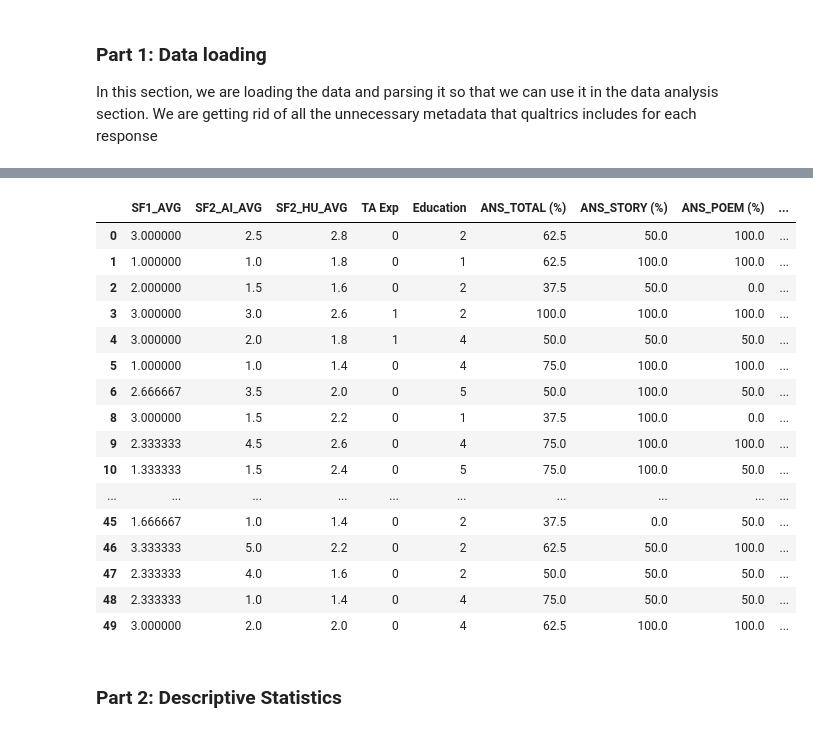
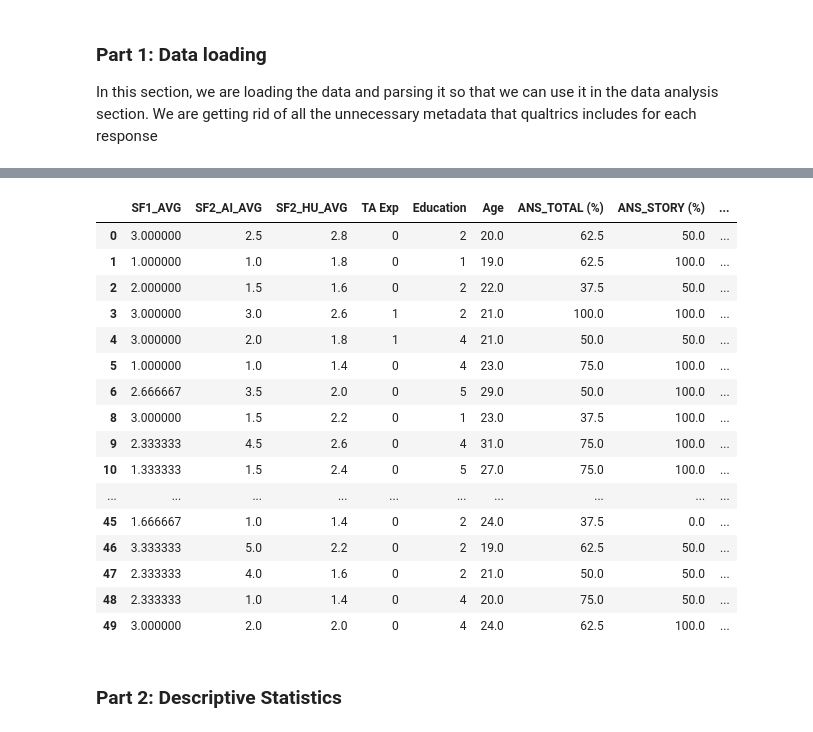
Before and after one commit to ZenithO-o/AI-Detection-Survey, a Jupyter notebook: data_analysis.ipynb, the cells around one changed output, grey strips where cells are left out. Saved outputs shown, nothing was run; the diff lists cells and outputs as text; code cells hidden in the pictures.

```diff
--- a/data_analysis.ipynb
+++ b/data_analysis.ipynb
@@ -143,49 +143,49 @@ Group 6 Questionnaire (Class)_December 5, 2023_11.34.tsv
 # %%
 # Aggregating scores for Source Familiarity
 df['SF1_AVG'] = df[sf1_cols].mean(axis=1)
 df['SF2_AI_AVG'] = df[sf2_cols[:2]].mean(axis=1)
 df['SF2_HU_AVG'] = df[sf2_cols[2:]].mean(axis=1)
 
 # Aggregating scores for passsages
 df['ANS_TOTAL'] = (df[passage_cols] == true_answers).sum(axis=1)
 df['ANS_STORY'] = (df[passage_cols[0:2]] == true_answers[0:2]).sum(axis=1)
 df['ANS_POEM'] = (df[passage_cols[2:4]] == true_answers[2:4]).sum(axis=1)
 df['ANS_NEWS'] = (df[passage_cols[4:6]] == true_answers[4:6]).sum(axis=1)
 df['ANS_WIKI'] = (df[passage_cols[6:8]] == true_answers[6:8]).sum(axis=1)
 
 # Expressing as percentages
 df['ANS_TOTAL (%)'] = (df['ANS_TOTAL'] / 8) * 100
 df['ANS_STORY (%)'] = (df['ANS_STORY'] / 2) * 100
 df['ANS_POEM (%)'] = (df['ANS_POEM'] / 2) * 100
 df['ANS_NEWS (%)'] = (df['ANS_NEWS'] / 2) * 100
 df['ANS_WIKI (%)'] = (df['ANS_WIKI'] / 2) * 100
 
-agg_sf_list = [df['SF1_AVG'], df['SF2_AI_AVG'], df['SF2_HU_AVG']]
+agg_sf_list = [df['SF1_AVG'], df['SF2_AI_AVG'], df['SF2_HU_AVG'], df['TA Exp'], df['Education'], df['Age']]
 answer_list = [df['ANS_TOTAL (%)'], df['ANS_STORY (%)'], df['ANS_POEM (%)'], df['ANS_NEWS (%)'], df['ANS_WIKI (%)']]
 
 answer_list_np = [df['ANS_TOTAL'], df['ANS_STORY'], df['ANS_POEM'], df['ANS_NEWS'], df['ANS_WIKI']]
 
-data_cols = ['SF1_AVG', 'SF2_AI_AVG', 'SF2_HU_AVG', 'TA Exp', 'Education', 'ANS_TOTAL (%)', 'ANS_STORY (%)', 'ANS_POEM (%)', 'ANS_NEWS (%)', 'ANS_WIKI (%)']
+data_cols = ['SF1_AVG', 'SF2_AI_AVG', 'SF2_HU_AVG', 'TA Exp', 'Education', 'Age', 'ANS_TOTAL (%)', 'ANS_STORY (%)', 'ANS_POEM (%)', 'ANS_NEWS (%)', 'ANS_WIKI (%)']
 
 df[data_cols]
 # %% [output]
-|  | SF1_AVG | SF2_AI_AVG | SF2_HU_AVG | TA Exp | Education | ANS_TOTAL (%) | ANS_STORY (%) | ANS_POEM (%) | ... |
-| 0 | 3.000000 | 2.5 | 2.8 | 0 | 2 | 62.5 | 50.0 | 100.0 | ... |
-| 1 | 1.000000 | 1.0 | 1.8 | 0 | 1 | 62.5 | 100.0 | 100.0 | ... |
-| 2 | 2.000000 | 1.5 | 1.6 | 0 | 2 | 37.5 | 50.0 | 0.0 | ... |
-| 3 | 3.000000 | 3.0 | 2.6 | 1 | 2 | 100.0 | 100.0 | 100.0 | ... |
-| 4 | 3.000000 | 2.0 | 1.8 | 1 | 4 | 50.0 | 50.0 | 50.0 | ... |
-| 5 | 1.000000 | 1.0 | 1.4 | 0 | 4 | 75.0 | 100.0 | 100.0 | ... |
-| 6 | 2.666667 | 3.5 | 2.0 | 0 | 5 | 50.0 | 100.0 | 50.0 | ... |
-| 8 | 3.000000 | 1.5 | 2.2 | 0 | 1 | 37.5 | 100.0 | 0.0 | ... |
-| 9 | 2.333333 | 4.5 | 2.6 | 0 | 4 | 75.0 | 100.0 | 100.0 | ... |
-| 10 | 1.333333 | 1.5 | 2.4 | 0 | 5 | 75.0 | 100.0 | 50.0 | ... |
+|  | SF1_AVG | SF2_AI_AVG | SF2_HU_AVG | TA Exp | Education | Age | ANS_TOTAL (%) | ANS_STORY (%) | ... |
+| 0 | 3.000000 | 2.5 | 2.8 | 0 | 2 | 20.0 | 62.5 | 50.0 | ... |
+| 1 | 1.000000 | 1.0 | 1.8 | 0 | 1 | 19.0 | 62.5 | 100.0 | ... |
+| 2 | 2.000000 | 1.5 | 1.6 | 0 | 2 | 22.0 | 37.5 | 50.0 | ... |
+| 3 | 3.000000 | 3.0 | 2.6 | 1 | 2 | 21.0 | 100.0 | 100.0 | ... |
+| 4 | 3.000000 | 2.0 | 1.8 | 1 | 4 | 21.0 | 50.0 | 50.0 | ... |
+| 5 | 1.000000 | 1.0 | 1.4 | 0 | 4 | 23.0 | 75.0 | 100.0 | ... |
+| 6 | 2.666667 | 3.5 | 2.0 | 0 | 5 | 29.0 | 50.0 | 100.0 | ... |
+| 8 | 3.000000 | 1.5 | 2.2 | 0 | 1 | 23.0 | 37.5 | 100.0 | ... |
+| 9 | 2.333333 | 4.5 | 2.6 | 0 | 4 | 31.0 | 75.0 | 100.0 | ... |
+| 10 | 1.333333 | 1.5 | 2.4 | 0 | 5 | 27.0 | 75.0 | 100.0 | ... |
 | ... | ... | ... | ... | ... | ... | ... | ... | ... | ... |
-| 45 | 1.666667 | 1.0 | 1.4 | 0 | 2 | 37.5 | 0.0 | 50.0 | ... |
-| 46 | 3.333333 | 5.0 | 2.2 | 0 | 2 | 62.5 | 50.0 | 100.0 | ... |
-| 47 | 2.333333 | 4.0 | 1.6 | 0 | 2 | 50.0 | 50.0 | 50.0 | ... |
-| 48 | 2.333333 | 1.0 | 1.4 | 0 | 4 | 75.0 | 50.0 | 50.0 | ... |
-| 49 | 3.000000 | 2.0 | 2.0 | 0 | 4 | 62.5 | 100.0 | 100.0 | ... |
+| 45 | 1.666667 | 1.0 | 1.4 | 0 | 2 | 24.0 | 37.5 | 0.0 | ... |
+| 46 | 3.333333 | 5.0 | 2.2 | 0 | 2 | 19.0 | 62.5 | 50.0 | ... |
+| 47 | 2.333333 | 4.0 | 1.6 | 0 | 2 | 21.0 | 50.0 | 50.0 | ... |
+| 48 | 2.333333 | 1.0 | 1.4 | 0 | 4 | 20.0 | 75.0 | 50.0 | ... |
+| 49 | 3.000000 | 2.0 | 2.0 | 0 | 4 | 24.0 | 62.5 | 100.0 | ... |
 # %% [markdown]
 ### Part 2: Descriptive Statistics
 # %%
```
Also changed, not shown: parts of 9 cells of this notebook, 1 other file.
